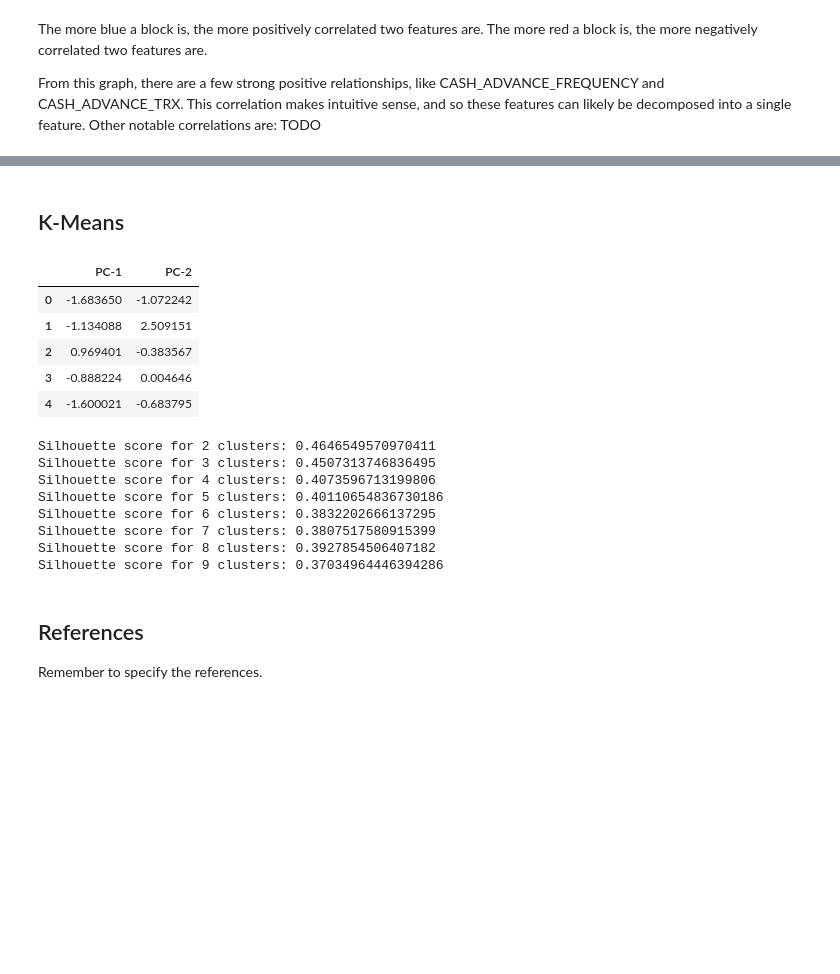
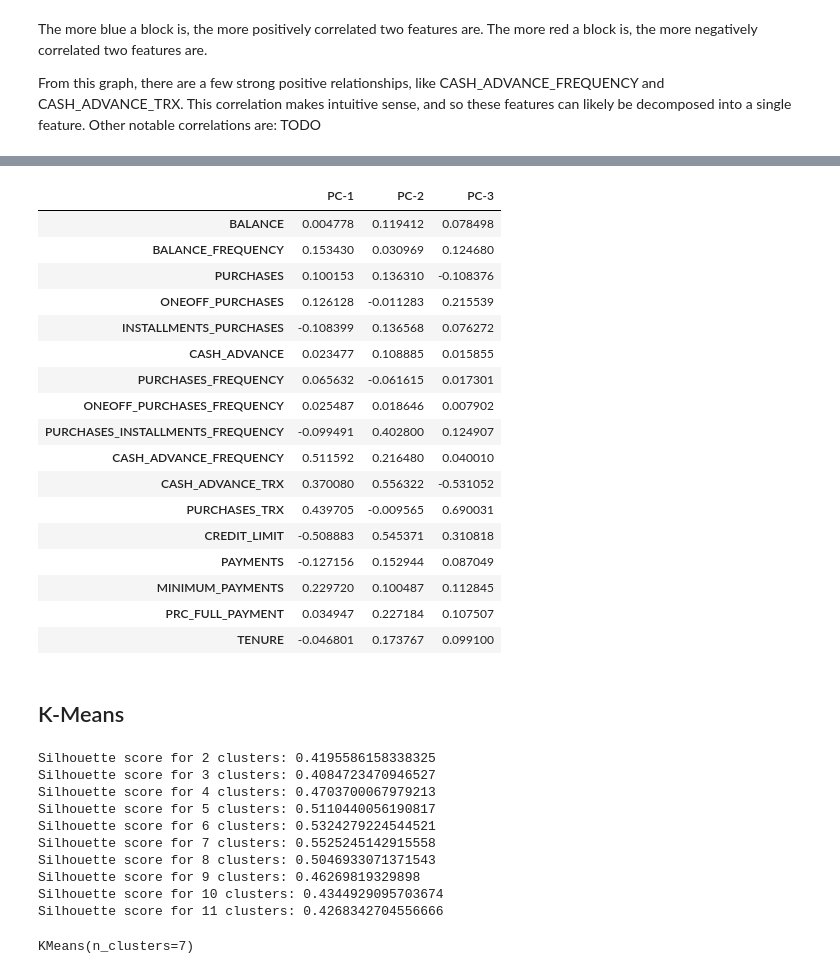
Before and after one commit to jdn5126/CommunitySegmentation, a Jupyter notebook: CreditCardClustering.ipynb, the cells around one changed output, grey strips where cells are left out. Saved outputs shown, nothing was run; the diff lists cells and outputs as text; code cells hidden in the pictures; blank space fills up the shorter version.

Commit message:
more creditcard progress

```diff
--- a/CreditCardClustering.ipynb
+++ b/CreditCardClustering.ipynb
@@ -137,4 +142,0 @@ from sklearn.compose import ColumnTransformer
-# %%
-for feature in log_scale:
-    log_feat_name = 'log_%s' % feature
-    df[log_feat_name] = np.log(1 + df[feature])
@@ -207,0 +192,4 @@ pc_df
+# %%
+pca = PCA(n_components=3)
+X_pca = pd.DataFrame(pca.fit_transform(X), index=df.index, columns=['PC-1', 'PC-2', 'PC-3'])
+X_pca.head()
@@ -208,21 +203,33 @@ pc_df
+# %%
+pc_df = pd.DataFrame(pca.components_.T, columns=['PC-1', 'PC-2', 'PC-3'], index=df.columns)
+pc_df
+# %% [output]
+|  | PC-1 | PC-2 | PC-3 |
+| BALANCE | 0.004778 | 0.119412 | 0.078498 |
+| BALANCE_FREQUENCY | 0.153430 | 0.030969 | 0.124680 |
+| PURCHASES | 0.100153 | 0.136310 | -0.108376 |
+| ONEOFF_PURCHASES | 0.126128 | -0.011283 | 0.215539 |
+| INSTALLMENTS_PURCHASES | -0.108399 | 0.136568 | 0.076272 |
+| CASH_ADVANCE | 0.023477 | 0.108885 | 0.015855 |
+| PURCHASES_FREQUENCY | 0.065632 | -0.061615 | 0.017301 |
+| ONEOFF_PURCHASES_FREQUENCY | 0.025487 | 0.018646 | 0.007902 |
+| PURCHASES_INSTALLMENTS_FREQUENCY | -0.099491 | 0.402800 | 0.124907 |
+| CASH_ADVANCE_FREQUENCY | 0.511592 | 0.216480 | 0.040010 |
+| CASH_ADVANCE_TRX | 0.370080 | 0.556322 | -0.531052 |
+| PURCHASES_TRX | 0.439705 | -0.009565 | 0.690031 |
+| CREDIT_LIMIT | -0.508883 | 0.545371 | 0.310818 |
+| PAYMENTS | -0.127156 | 0.152944 | 0.087049 |
+| MINIMUM_PAYMENTS | 0.229720 | 0.100487 | 0.112845 |
+| PRC_FULL_PAYMENT | 0.034947 | 0.227184 | 0.107507 |
+| TENURE | -0.046801 | 0.173767 | 0.099100 |
 # %% [markdown]
 ## K-Means
-# %%
-X_pca = pd.DataFrame(X_pca, index=df.index, columns=['PC-1', 'PC-2'])
-X_pca.head()
-# %% [output]
-|  | PC-1 | PC-2 |
-| 0 | -1.683650 | -1.072242 |
-| 1 | -1.134088 | 2.509151 |
-| 2 | 0.969401 | -0.383567 |
-| 3 | -0.888224 | 0.004646 |
-| 4 | -1.600021 | -0.683795 |
 # %%
 from sklearn.cluster import KMeans
 from sklearn.metrics import silhouette_score
 
 silhouette_scores = []
-clusters = [ i for i in range(2, 10) ]
+clusters = [ i for i in range(2, 12) ]
 
 for i in clusters:
     kmeans = KMeans(n_clusters=i)
@@ -231,15 +238,18 @@ for i in clusters:
     print("Silhouette score for {num} clusters: {score}".format(num=i, score=score))
     silhouette_scores.append(score)
 # %% [output]
-Silhouette score for 2 clusters: 0.4646549570970411
-Silhouette score for 3 clusters: 0.4507313746836495
-Silhouette score for 4 clusters: 0.4073596713199806
-Silhouette score for 5 clusters: 0.40110654836730186
-Silhouette score for 6 clusters: 0.3832202666137295
-Silhouette score for 7 clusters: 0.3807517580915399
-Silhouette score for 8 clusters: 0.3927854506407182
-Silhouette score for 9 clusters: 0.37034964446394286
+Silhouette score for 2 clusters: 0.4195586158338325
+Silhouette score for 3 clusters: 0.4084723470946527
+Silhouette score for 4 clusters: 0.4703700067979213
+Silhouette score for 5 clusters: 0.5110440056190817
+Silhouette score for 6 clusters: 0.5324279224544521
+Silhouette score for 7 clusters: 0.5525245142915558
+Silhouette score for 8 clusters: 0.5046933071371543
+Silhouette score for 9 clusters: 0.46269819329898
+Silhouette score for 10 clusters: 0.4344929095703674
+Silhouette score for 11 clusters: 0.4268342704556666
-# %% [markdown]
-## References
-
-Remember to specify the references.
+# %%
+kmeans = KMeans(n_clusters=7)
+kmeans.fit(X_pca)
+# %% [output]
+KMeans(n_clusters=7)
```
Also changed, not shown: parts of 26 cells of this notebook.
